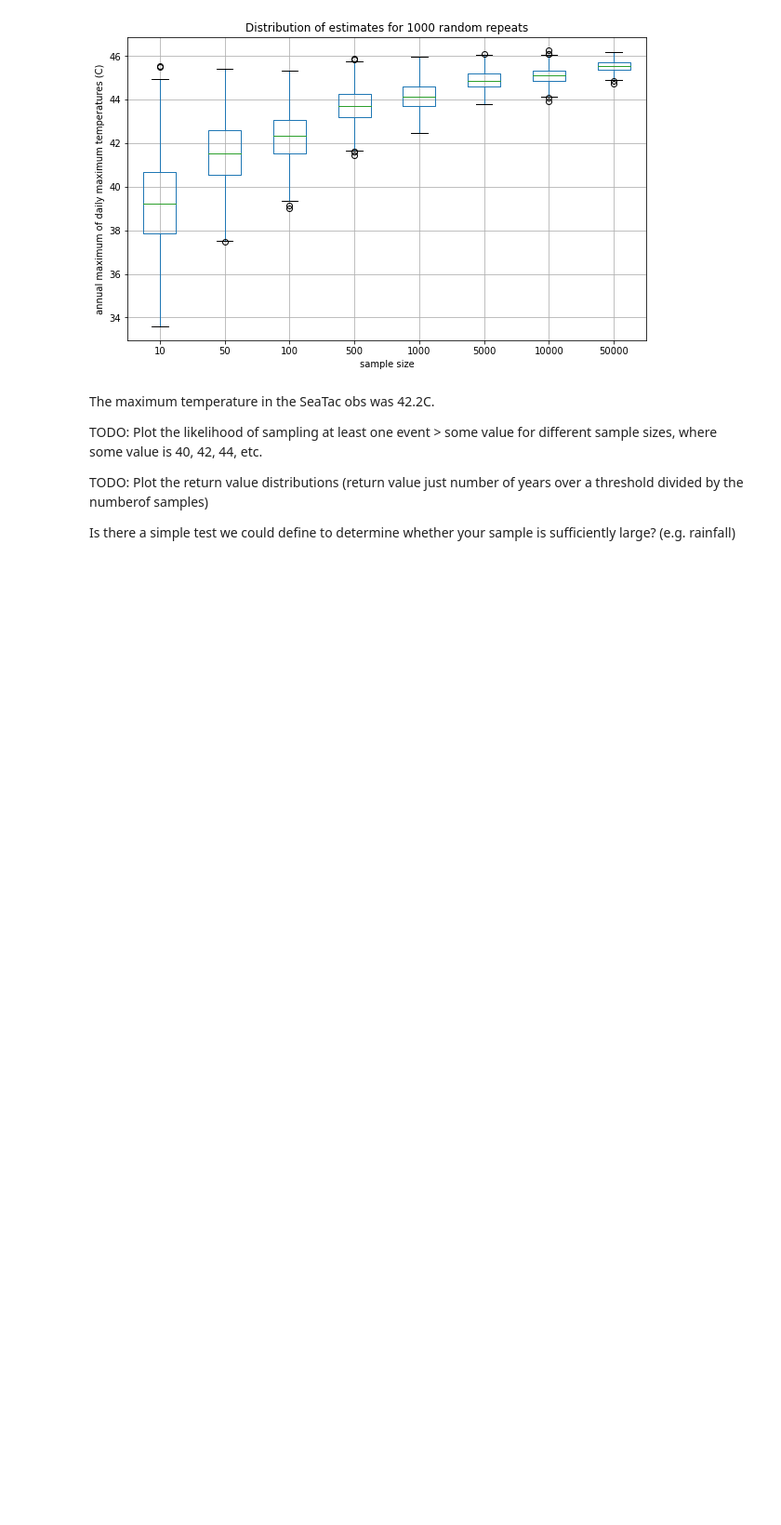
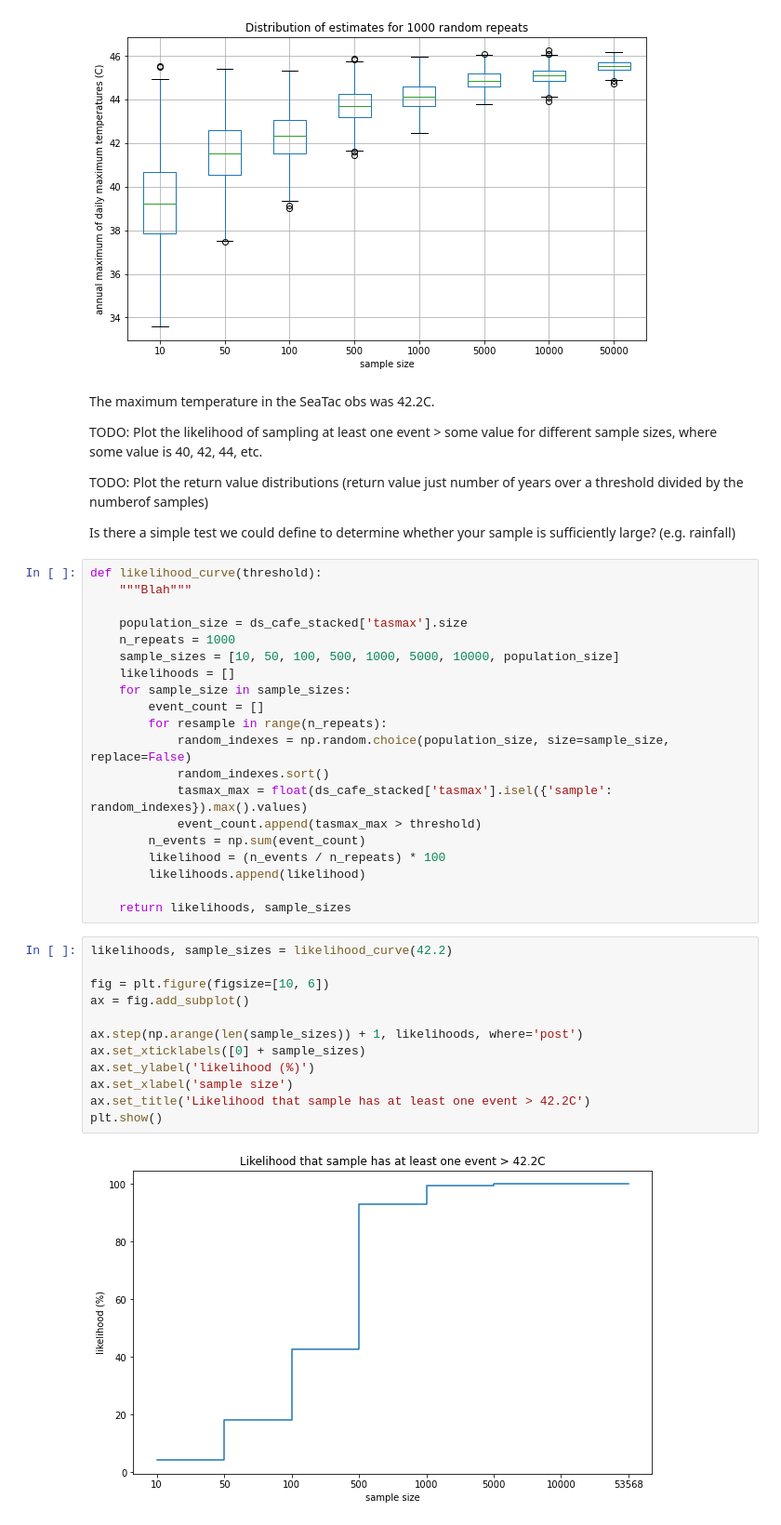
Before and after one commit to AusClimateService/unseen, a Jupyter notebook: notebooks/seatac_analysis.ipynb, the cells around one changed output. Shown at 93% size. Drawn from its saved outputs; the diff is of its cells as text; blank space fills up the shorter version.

Commit message:
Add likelihood plots

```diff
--- a/notebooks/seatac_analysis.ipynb
+++ b/notebooks/seatac_analysis.ipynb
@@ -241,3 +253,37 @@ TODO: Plot the likelihood of sampling at least one event > some value for differ
 TODO: Plot the return value distributions (return value just number of years over a threshold divided by the numberof samples)
 
 Is there a simple test we could define to determine whether your sample is sufficiently large? (e.g. rainfall)
+# %%
+def likelihood_curve(threshold):
+    """Blah"""
+
+    population_size = ds_cafe_stacked['tasmax'].size
+    n_repeats = 1000
+    sample_sizes = [10, 50, 100, 500, 1000, 5000, 10000, population_size]
+    likelihoods = []
+    for sample_size in sample_sizes:
+        event_count = []
+        for resample in range(n_repeats):
+            random_indexes = np.random.choice(population_size, size=sample_size, replace=False)
+            random_indexes.sort()
+            tasmax_max = float(ds_cafe_stacked['tasmax'].isel({'sample': random_indexes}).max().values)
+            event_count.append(tasmax_max > threshold)
+        n_events = np.sum(event_count)
+        likelihood = (n_events / n_repeats) * 100
+        likelihoods.append(likelihood)
+
+    return likelihoods, sample_sizes
+# %%
+likelihoods, sample_sizes = likelihood_curve(42.2)
+
+fig = plt.figure(figsize=[10, 6])
+ax = fig.add_subplot()
+
+ax.step(np.arange(len(sample_sizes)) + 1, likelihoods, where='post')
+ax.set_xticklabels([0] + sample_sizes)
+ax.set_ylabel('likelihood (%)')
+ax.set_xlabel('sample size')
+ax.set_title('Likelihood that sample has at least one event > 42.2C')
+plt.show()
+# %% [output]
+[figure, added]
```
Also changed, not shown: parts of 6 cells of this notebook.
